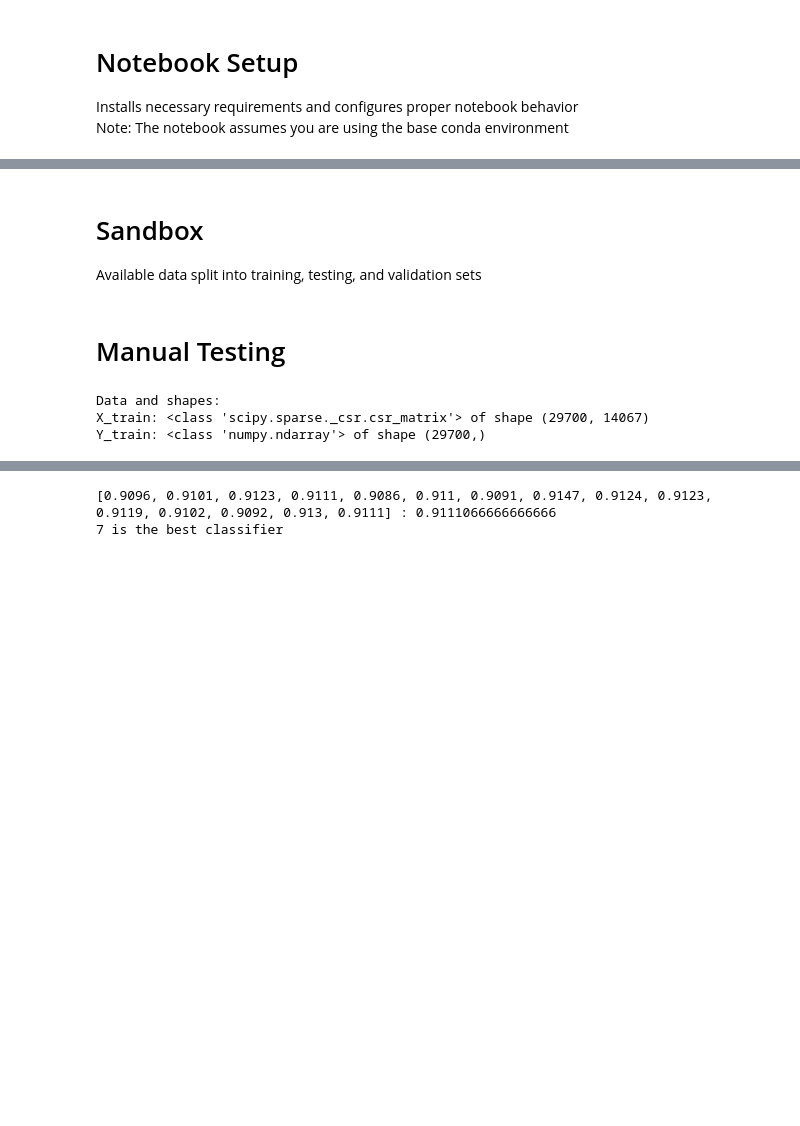
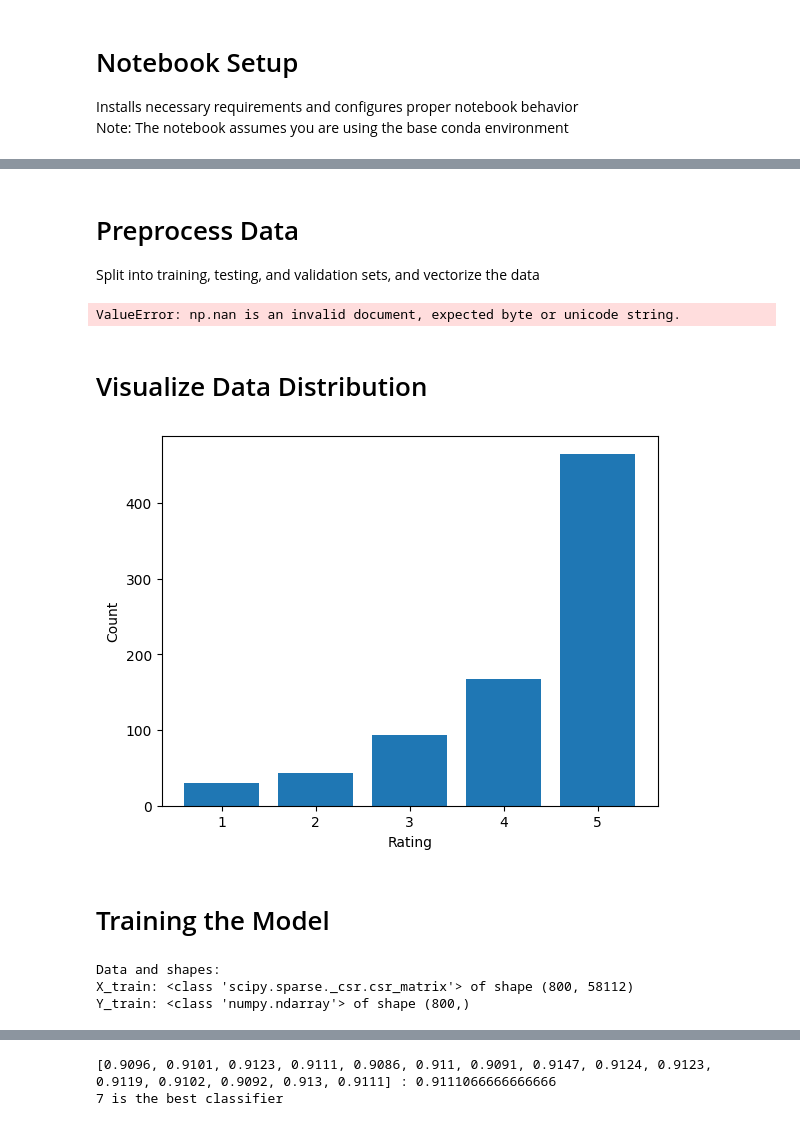
Before and after one commit to wumphlett/ML-Project, a Jupyter notebook: project.ipynb, the cells around one changed output, grey strips where cells are left out. Drawn from its saved outputs; the diff is of its cells as text; code cells hidden in the pictures; blank space fills up the shorter version.

Commit message:
testing on new dataset

```diff
--- a/project.ipynb
+++ b/project.ipynb
@@ -28,0 +15,9 @@ Environment setup has completed
+# %%
+MOVIES_JSON_PARAMS = {
+    'file': 'Movies_and_TV_5.json',
+    'features': "reviewText",
+    'labels': "overall",
+}
+# %%
+from preprocessing import get_dataframe_file
+df = get_dataframe_file(MOVIES_JSON_PARAMS, points=5000)
@@ -29,42 +33,40 @@ Environment setup has completed
 # %% [markdown]
-# Sandbox
-Available data split into training, testing, and validation sets
+# Preprocess Data
+Split into training, testing, and validation sets, and vectorize the data
 # %%
-from preprocessing import get_dataframe, get_subsets_no_val
 from sklearn.feature_extraction.text import CountVectorizer
-# from sklearn.preprocessing import LabelEncoder
-import pandas as pd
-
-# df = get_dataframe(points=1_000_000)  # In the form [features, labels]
-df = pd.read_json('data/reviews_Amazon_Instant_video_5.json', lines=True)
-df = df.filter(['reviewText', 'overall'], axis=1)
-
+from preprocessing import get_subsets
 
 word_vectorizer = CountVectorizer(
-    ngram_range=(1, 2),
-    analyzer="word",
     min_df=0.001,
     max_df=0.7
-    )
+ )
 X = df["reviewText"].to_numpy()
 X = word_vectorizer.fit_transform(X)
 y = df['overall'].to_numpy()
-y[y <= 2] = 0
-y[y >= 4] = 5
 
-
-# # TODO: Transform raw text into a representation suitable for a MLP
-# # df can has as many feature columns as needed, but the last column must be the label column
-
-X_train, X_test, y_train, y_test = get_subsets_no_val(X,y)
+X_train, X_val, X_test, y_train, y_val, y_test = get_subsets(X,y, train_split=0.8, val_split=0.1, test_split=0.1)
+# %% [output]
+ValueError: np.nan is an invalid document, expected byte or unicode string.
+# %% [markdown]
+# Visualize Data Distribution
+# %%
+import matplotlib.pyplot as plt
+import numpy as np
+plt.bar(np.unique(y_train, return_counts=True)[0], np.unique(y_train, return_counts=True)[1])
+plt.xlabel("Rating")
+plt.ylabel("Count")
+plt.show()
+# %% [output]
+[figure, added]
 # %% [markdown]
-# Manual Testing
+# Training the Model
 # %%
 print("Data and shapes:")
 print("X_train:", type(X_train), "of shape", X_train.shape)
 print("Y_train:", type(y_train), "of shape", y_train.shape)
 # %% [output]
 Data and shapes:
-X_train: <class 'scipy.sparse._csr.csr_matrix'> of shape (29700, 14067)
-Y_train: <class 'numpy.ndarray'> of shape (29700,)
+X_train: <class 'scipy.sparse._csr.csr_matrix'> of shape (800, 58112)
+Y_train: <class 'numpy.ndarray'> of shape (800,)
 # %%
```
Also changed, not shown: parts of 9 cells of this notebook, 2 other files.
